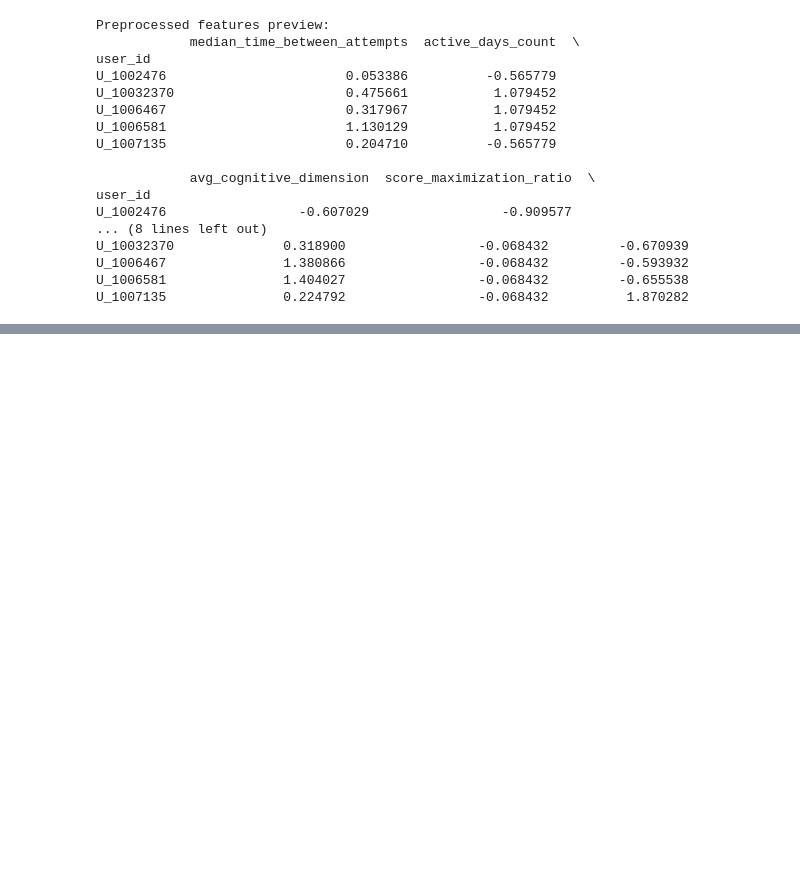
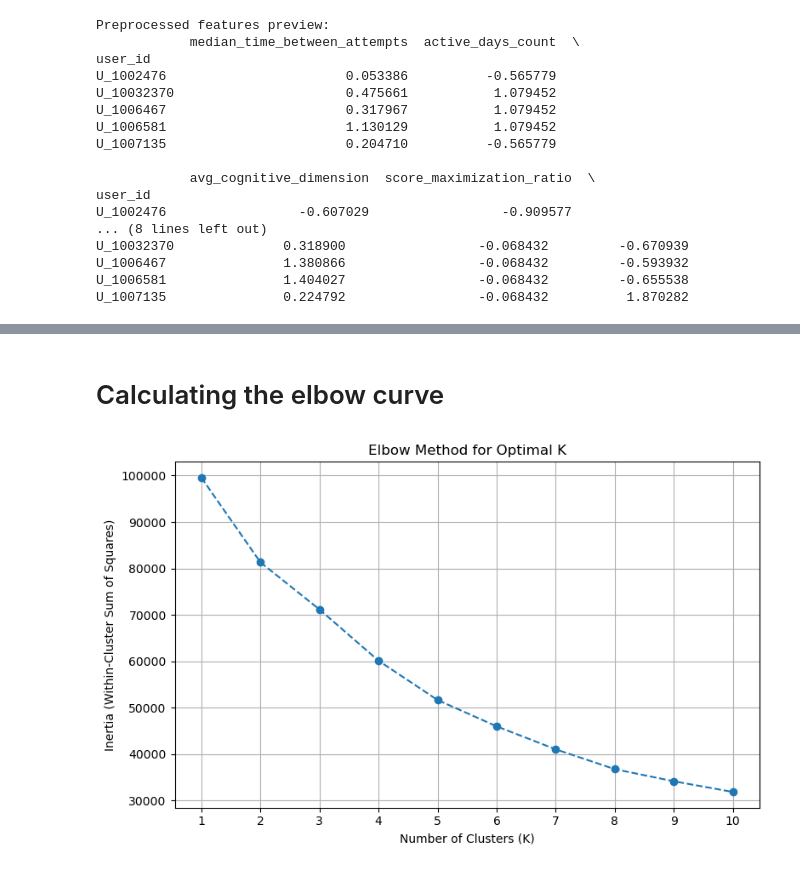
Before and after one commit to Muaz-fmb/MOOC-Radar-Student-Behavior-Clustering-, a Jupyter notebook: clustering.ipynb, the cells around one changed output, grey strips where cells are left out. Cells and saved outputs as stored; diff of their text form; code cells hidden in the pictures; blank space fills up the shorter version.

Commit message:
Clustering with K-means

```diff
--- a/clustering.ipynb
+++ b/clustering.ipynb
@@ -288,0 +298,24 @@ U_1007135               0.224792                 -0.068432          1.870282
+# %% [markdown]
+# Calculating the elbow curve
+# %%
+from sklearn.cluster import KMeans
+
+# Calculate inertia for K from 1 to 10
+k_range_elbow = range(1, 11)
+inertias = []
+for k in k_range_elbow:
+    kmeans = KMeans(n_clusters=k, init='k-means++', random_state=42, n_init=10)
+    kmeans.fit(df_features_scaled)
+    inertias.append(kmeans.inertia_)
+# Plot the Elbow Curve
+plt.figure(figsize=(8, 5))
+plt.plot(k_range_elbow, inertias, marker='o', linestyle='--')
+plt.xlabel('Number of Clusters (K)')
+plt.ylabel('Inertia (Within-Cluster Sum of Squares)')
+plt.title('Elbow Method for Optimal K')
+plt.xticks(k_range_elbow)
+plt.grid(True)
+plt.tight_layout()
+plt.show()
+# %% [output]
+[figure, added]
```
Also changed, not shown: parts of 9 cells of this notebook.
